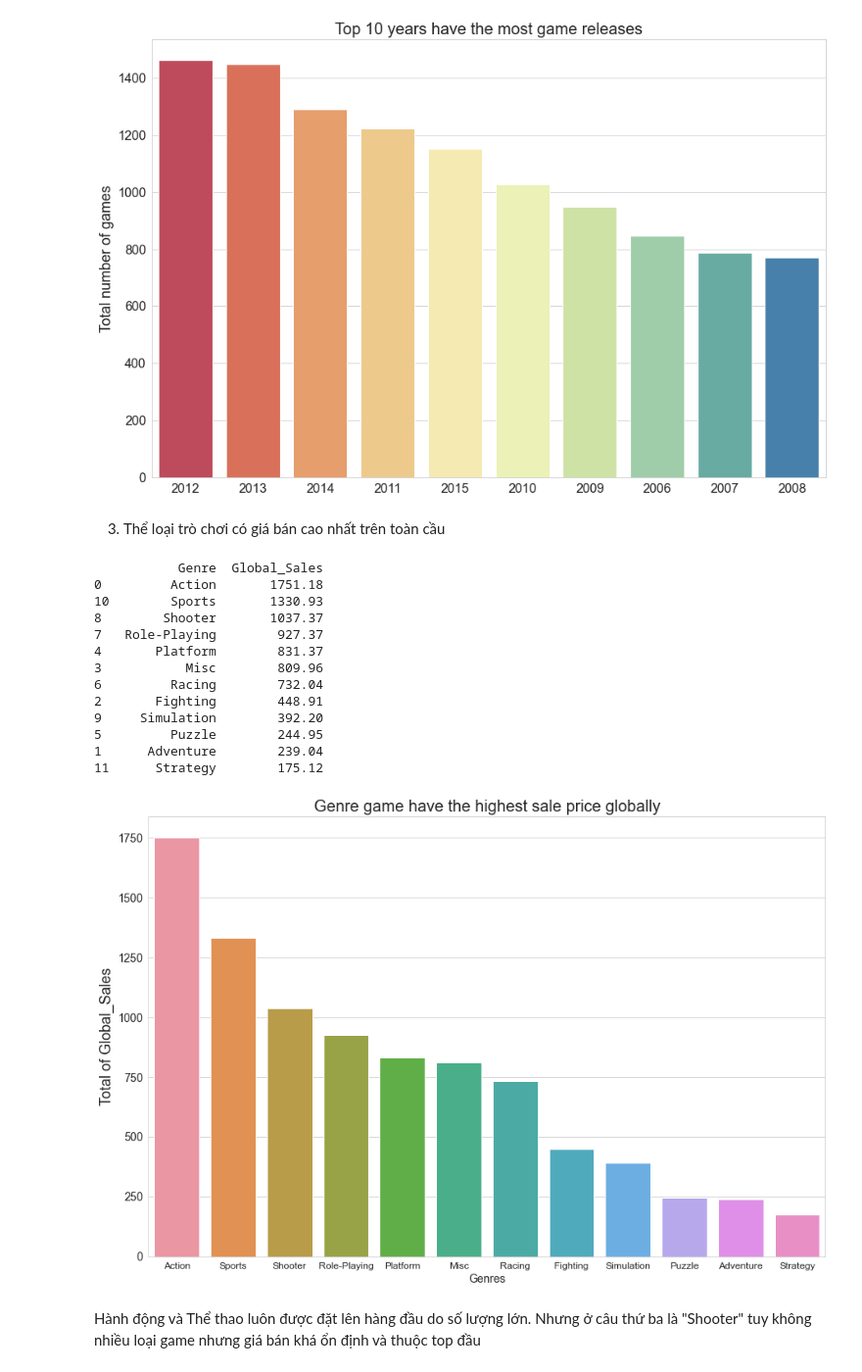
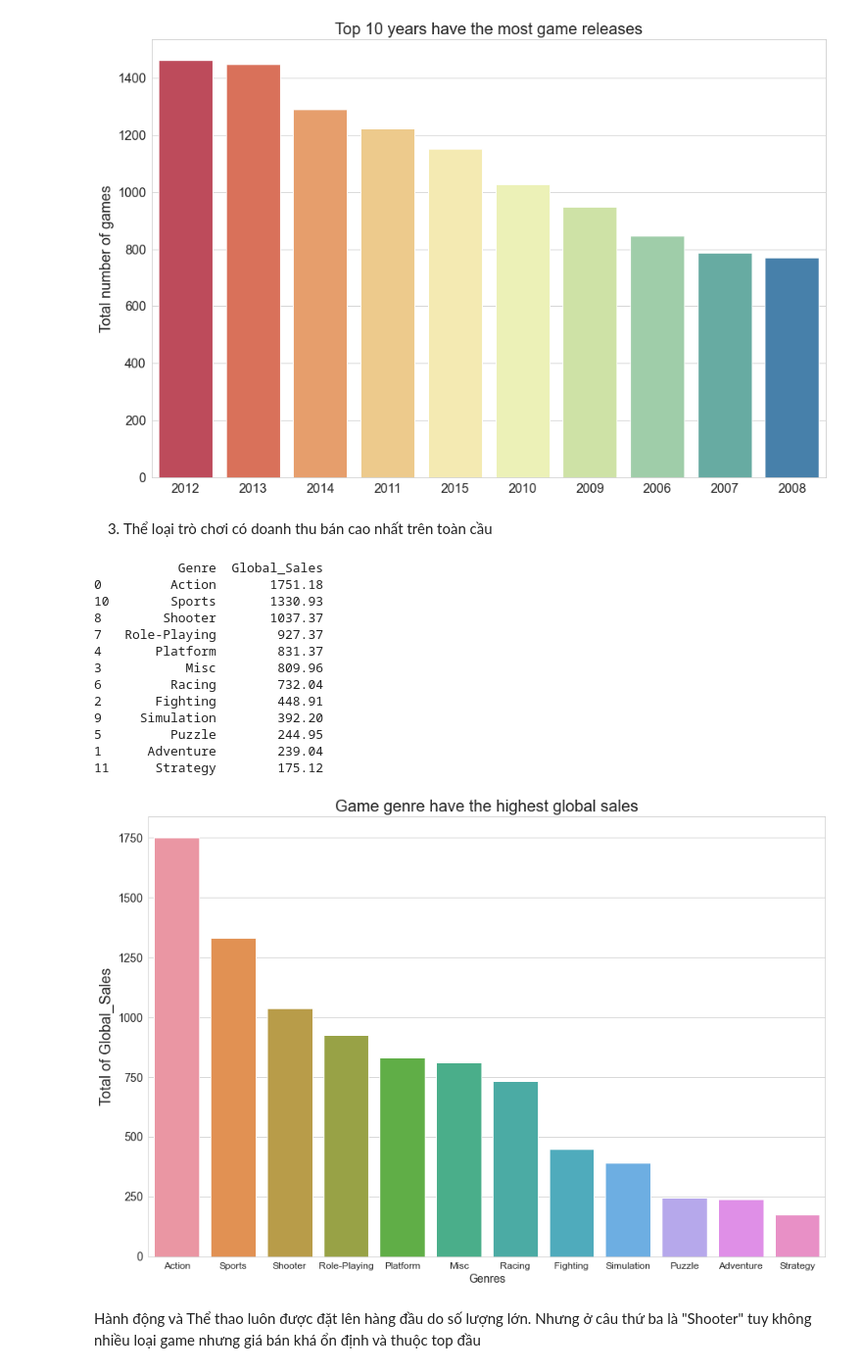
Before and after one commit to datnt183703/data, a Jupyter notebook: visualize.ipynb, the cells around one changed output. Shown: that part at 98% size. Drawn from its saved outputs; the diff is of its cells as text; code cells hidden in the pictures.

```diff
--- a/visualize.ipynb
+++ b/visualize.ipynb
@@ -136,36 +136,36 @@ data['Year'].value_counts()
 Name: Year, dtype: int64
 [figure]
 # %% [markdown]
-3. Thể loại trò chơi có giá bán cao nhất trên toàn cầu
+3. Thể loại trò chơi có doanh thu bán cao nhất trên toàn cầu
 # %%
 data_genre = data.groupby(by=['Genre'])['Global_Sales'].sum()
 data_genre = data_genre.reset_index()
 data_genre = data_genre.sort_values(by=['Global_Sales'], ascending=False)
 # data_genre
 plt.figure(figsize=(15, 10))
 sns.barplot(x="Genre", y="Global_Sales", data=data_genre)
 plt.xticks(size=12)
 plt.yticks(size=14)
-plt.title("Genre game have the highest sale price globally", fontsize=20)
+plt.title("Game genre have the highest global sales", fontsize=20)
 plt.xlabel('Genres', fontsize=14)
 plt.ylabel('Total of Global_Sales',fontsize=18)
 plt.savefig('3.png')
 print(data_genre)
 # %% [output]
            Genre  Global_Sales
 0         Action       1751.18
 10        Sports       1330.93
 8        Shooter       1037.37
 7   Role-Playing        927.37
 4       Platform        831.37
 3           Misc        809.96
 6         Racing        732.04
 2       Fighting        448.91
 9     Simulation        392.20
 5         Puzzle        244.95
 1      Adventure        239.04
 11      Strategy        175.12
-[figure, old version]
+[figure, new version]
 # %% [markdown]
 Hành động và Thể thao luôn được đặt lên hàng đầu do số lượng lớn. Nhưng ở câu thứ ba là "Shooter" tuy không nhiều loại game nhưng giá bán khá ổn định và thuộc top đầu
 # %% [markdown]
```
Also changed, not shown: parts of 7 cells of this notebook.
